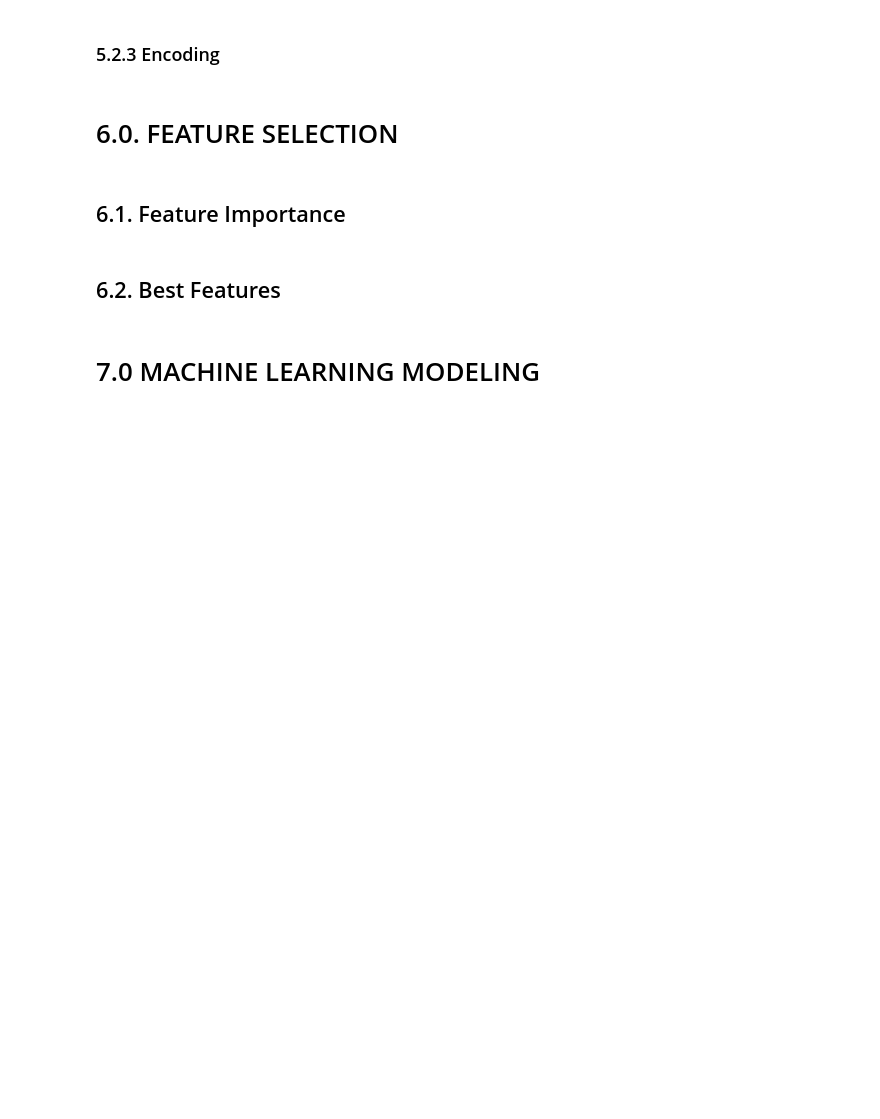
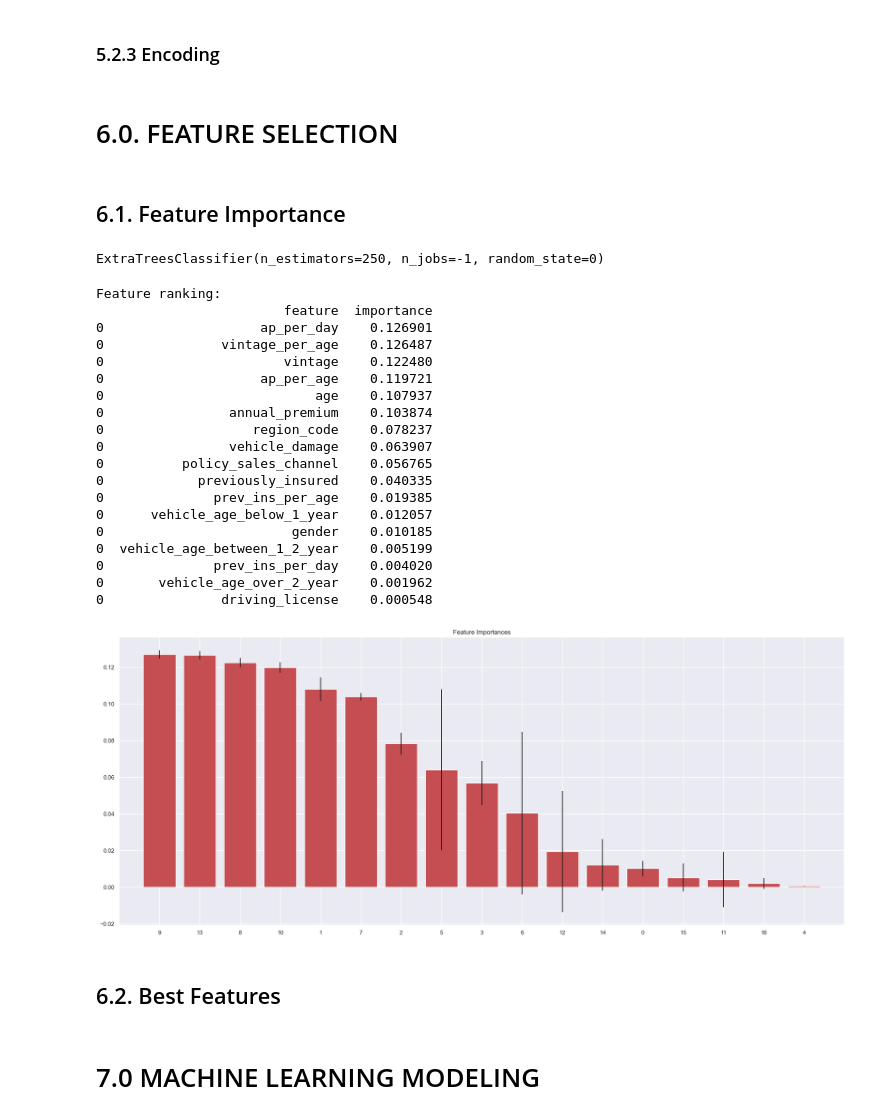
Before and after one commit to victormachad0/health_insurance_cross_sell, a Jupyter notebook: health_insurance_project.ipynb, the cells around one changed output. Saved outputs shown, nothing was run; the diff lists cells and outputs as text; code cells hidden in the pictures; blank space fills up the shorter version.

```diff
--- a/health_insurance_project.ipynb
+++ b/health_insurance_project.ipynb
@@ -857,31 +854,54 @@ y_train_n = y_train.values
 # %% [markdown]
 ## 6.1. Feature Importance
 # %%
-#forest = en.ExtraTreesClassifier(n_estimators = 250, random_state=0, n_jobs = -1)
-#feature_names = [f"feature {i}" for i in range(x_train_n.shape[1])]
+forest = en.ExtraTreesClassifier(n_estimators = 250, random_state=0, n_jobs = -1)
+feature_names = [f"feature {i}" for i in range(x_train_n.shape[1])]
 
-#forest.fit(x_train_n, y_train_n)
+forest.fit(x_train_n, y_train_n)
+# %% [output]
+ExtraTreesClassifier(n_estimators=250, n_jobs=-1, random_state=0)
 # %%
-#importances = forest.feature_importances_
-#std = np.std([tree.feature_importances_ for tree in forest.estimators_], axis=0)
-#indices = np.argsort(importances)[::-1]
-#
-## Print the feature ranking
-#print("Feature ranking:")
-#df = pd.DataFrame()
-#for i, j in zip(x_train_n, importances):
-#    aux = pd.DataFrame({'feature': i, 'importance':j}, index=[0])
-#    df = pd.concat([df, aux], axis = 0)
-#
-#print(df.sort_values('importance' ,ascending= False))
-#
-## Plot
-#plt.figure()
-#plt.title("Feature Importances")
-#plt.bar(range(x_train_n.shape[1]), importances[indices], color="r", yerr=std[indices], align = "center")
-#plt.xticks(range(x_train_n.shape[1]), indices)
-#plt.xlim([-1, x_train_n.shape[1]])
-#plt.show()
+importances = forest.feature_importances_
+std = np.std([tree.feature_importances_ for tree in forest.estimators_], axis=0)
+indices = np.argsort(importances)[::-1]
+
+# Print the feature ranking
+print("Feature ranking:")
+df = pd.DataFrame()
+for i, j in zip(x_train_n, importances):
+    aux = pd.DataFrame({'feature': i, 'importance':j}, index=[0])
+    df = pd.concat([df, aux], axis = 0)
+
+print(df.sort_values('importance' ,ascending= False))
+
+# Plot
+plt.figure()
+plt.title("Feature Importances")
+plt.bar(range(x_train_n.shape[1]), importances[indices], color="r", yerr=std[indices], align = "center")
+plt.xticks(range(x_train_n.shape[1]), indices)
+plt.xlim([-1, x_train_n.shape[1]])
+plt.show()
+# %% [output]
+Feature ranking:
+                        feature  importance
+0                    ap_per_day    0.126901
+0               vintage_per_age    0.126487
+0                       vintage    0.122480
+0                    ap_per_age    0.119721
+0                           age    0.107937
+0                annual_premium    0.103874
+0                   region_code    0.078237
+0                vehicle_damage    0.063907
+0          policy_sales_channel    0.056765
+0            previously_insured    0.040335
+0              prev_ins_per_age    0.019385
+0      vehicle_age_below_1_year    0.012057
+0                        gender    0.010185
+0  vehicle_age_between_1_2_year    0.005199
+0              prev_ins_per_day    0.004020
+0       vehicle_age_over_2_year    0.001962
+0               driving_license    0.000548
+[figure, added]
 # %% [markdown]
 ## 6.2. Best Features
 # %%
```
Also changed, not shown: parts of 28 cells of this notebook.
